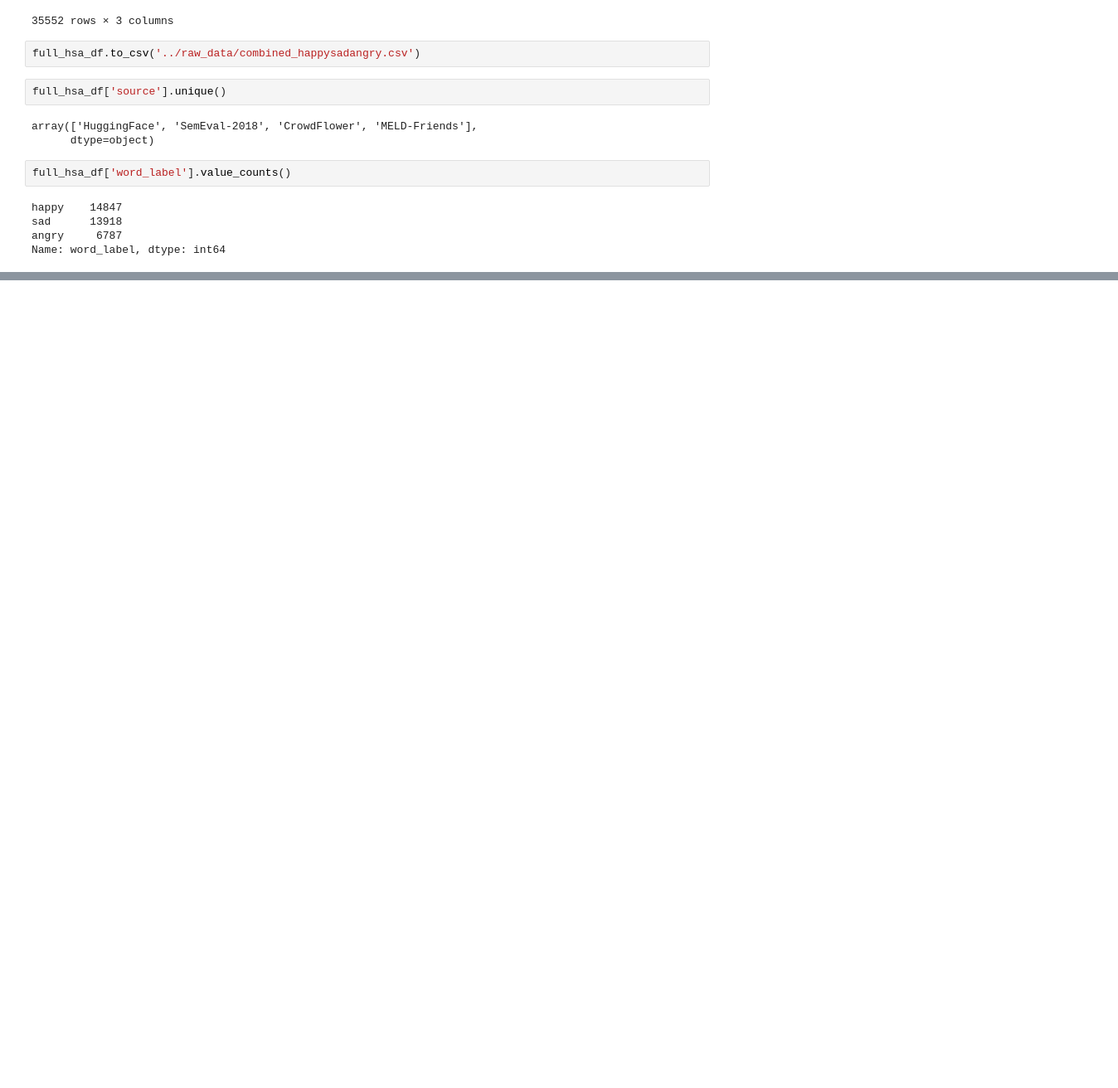
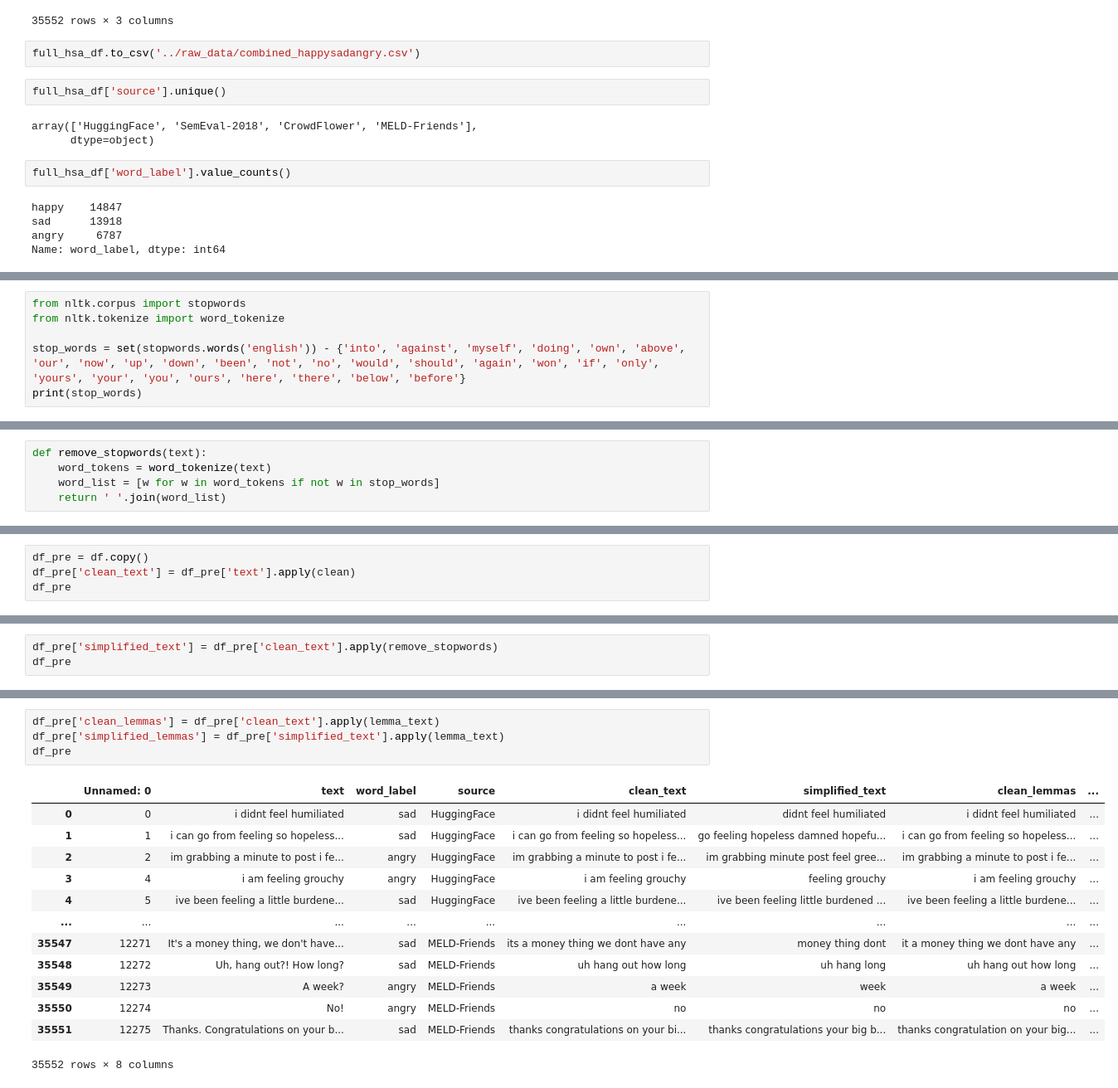
Before and after one commit to v-chai/happysadsongs, a Jupyter notebook: notebooks/v-chai_emotion-dection-training-data.ipynb, the cells around one changed output, grey strips where cells are left out. Shown: that part at 83% size. Cells and saved outputs as stored; diff of their text form; blank space fills up the shorter version.

```diff
--- a/notebooks/v-chai_emotion-dection-training-data.ipynb
+++ b/notebooks/v-chai_emotion-dection-training-data.ipynb
@@ -293,0 +428,6 @@ Name: word_label, dtype: int64
+# %%
+from nltk.corpus import stopwords
+from nltk.tokenize import word_tokenize
+
+stop_words = set(stopwords.words('english')) - {'into', 'against', 'myself', 'doing', 'own', 'above', 'our', 'now', 'up', 'down', 'been', 'not', 'no', 'would', 'should', 'again', 'won', 'if', 'only', 'yours', 'your', 'you', 'ours', 'here', 'there', 'below', 'before'}
+print(stop_words)
@@ -293,0 +436,5 @@ Name: word_label, dtype: int64
+# %%
+def remove_stopwords(text):
+    word_tokens = word_tokenize(text)
+    word_list = [w for w in word_tokens if not w in stop_words]
+    return ' '.join(word_list)
@@ -293,0 +497,4 @@ Name: word_label, dtype: int64
+# %%
+df_pre = df.copy()
+df_pre['clean_text'] = df_pre['text'].apply(clean)
+df_pre
@@ -293,0 +515,3 @@ Name: word_label, dtype: int64
+# %%
+df_pre['simplified_text'] = df_pre['clean_text'].apply(remove_stopwords)
+df_pre
@@ -293,0 +532,18 @@ Name: word_label, dtype: int64
+# %%
+df_pre['clean_lemmas'] = df_pre['clean_text'].apply(lemma_text)
+df_pre['simplified_lemmas'] = df_pre['simplified_text'].apply(lemma_text)
+df_pre
+# %% [output]
+|  | Unnamed: 0 | text | word_label | source | clean_text | simplified_text | clean_lemmas | ... |
+| 0 | 0 | i didnt feel humiliated | sad | HuggingFace | i didnt feel humiliated | didnt feel humiliated | i didnt feel humiliated | ... |
+| 1 | 1 | i can go from feeling so hopeless... | sad | HuggingFace | i can go from feeling so hopeless... | go feeling hopeless damned hopefu... | i can go from feeling so hopeless... | ... |
+| 2 | 2 | im grabbing a minute to post i fe... | angry | HuggingFace | im grabbing a minute to post i fe... | im grabbing minute post feel gree... | im grabbing a minute to post i fe... | ... |
+| 3 | 4 | i am feeling grouchy | angry | HuggingFace | i am feeling grouchy | feeling grouchy | i am feeling grouchy | ... |
+| 4 | 5 | ive been feeling a little burdene... | sad | HuggingFace | ive been feeling a little burdene... | ive been feeling little burdened ... | ive been feeling a little burdene... | ... |
+| ... | ... | ... | ... | ... | ... | ... | ... | ... |
+| 35547 | 12271 | It's a money thing, we don't have... | sad | MELD-Friends | its a money thing we dont have any | money thing dont | it a money thing we dont have any | ... |
+| 35548 | 12272 | Uh, hang out?! How long? | sad | MELD-Friends | uh hang out how long | uh hang long | uh hang out how long | ... |
+| 35549 | 12273 | A week? | angry | MELD-Friends | a week | week | a week | ... |
+| 35550 | 12274 | No! | angry | MELD-Friends | no | no | no | ... |
+| 35551 | 12275 | Thanks. Congratulations on your b... | sad | MELD-Friends | thanks congratulations on your bi... | thanks congratulations your big b... | thanks congratulation on your big... | ... |
+35552 rows × 8 columns
```
Also changed, not shown: parts of 31 cells of this notebook.
